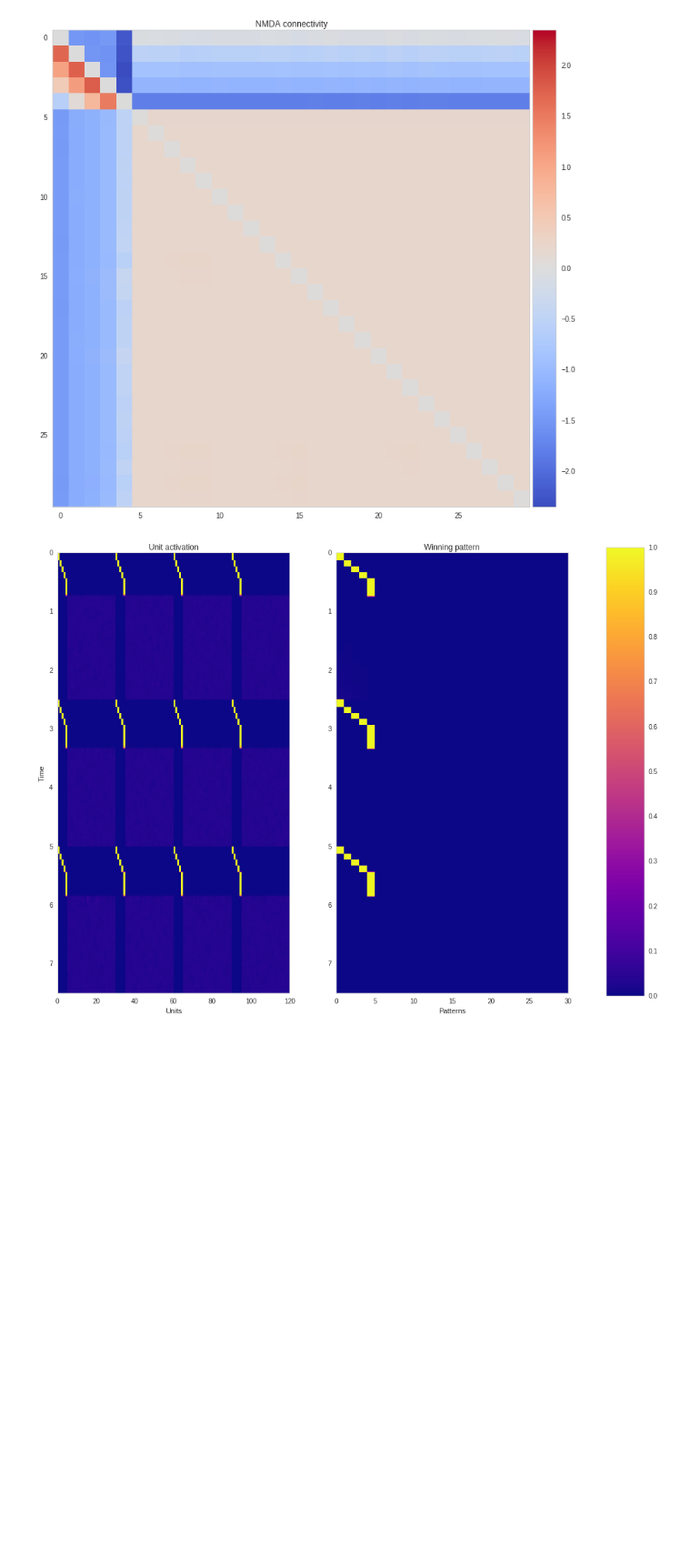
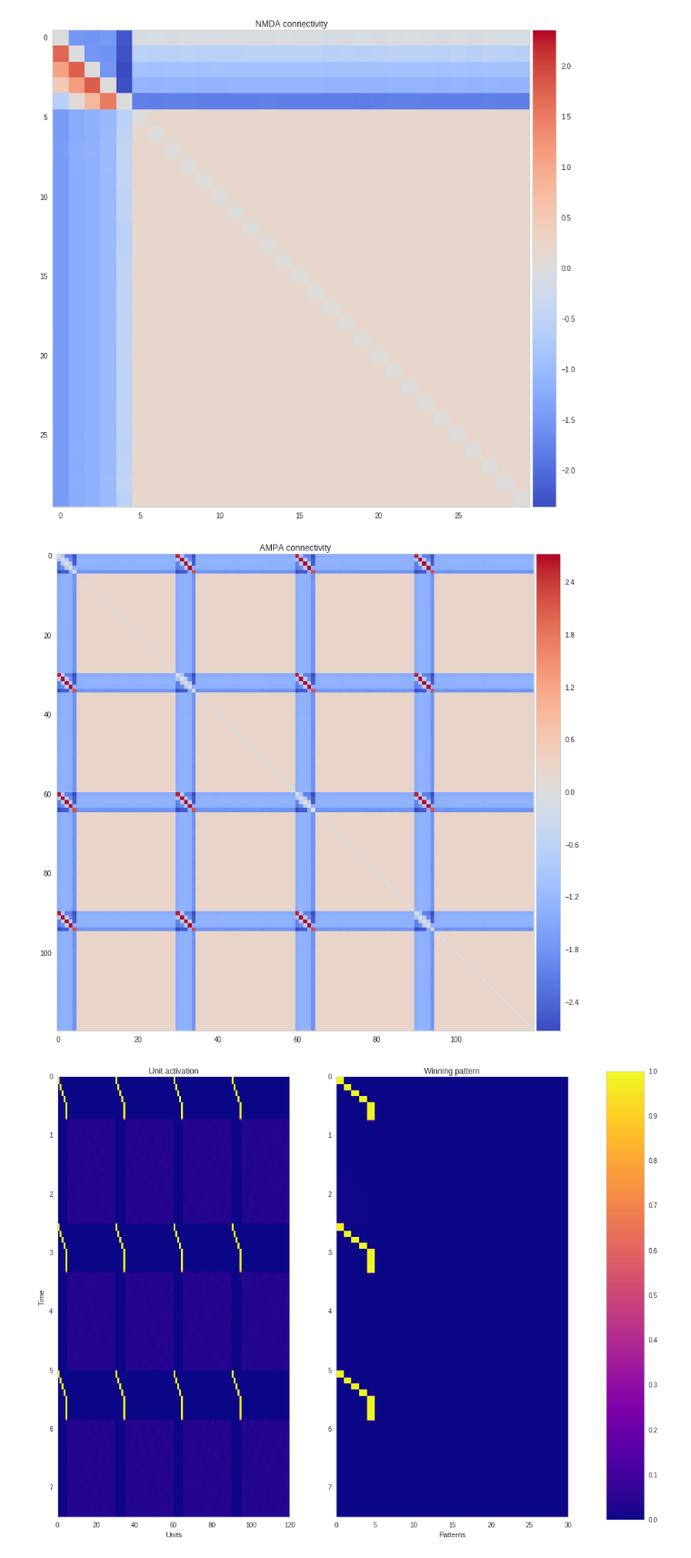
Before and after one commit to h-mayorquin/attractor_sequences, a Jupyter notebook: notebooks/2017-02-09(Working example).ipynb, the cells around one changed output. Shown at 91% size. Cells and saved outputs as stored; diff of their text form; code cells hidden in the pictures; blank space fills up the shorter version.

```diff
--- a/notebooks/2017-02-09(Working example).ipynb
+++ b/notebooks/2017-02-09(Working example).ipynb
@@ -90,6 +90,10 @@ epoch_history = manager.run_network_protocol(protocol=protocol, verbose=True, va
 plot_weight_matrix(nn, ampa=False, one_hypercolum=True)
 # %% [output]
 [figure]
+# %%
+plot_weight_matrix(nn, ampa=True, one_hypercolum=False)
+# %% [output]
+[figure, added]
 # %%
 plot_network_activity_angle(manager)
 # %% [output]
```
Also changed, not shown: parts of 2 cells of this notebook, 1 other file.
